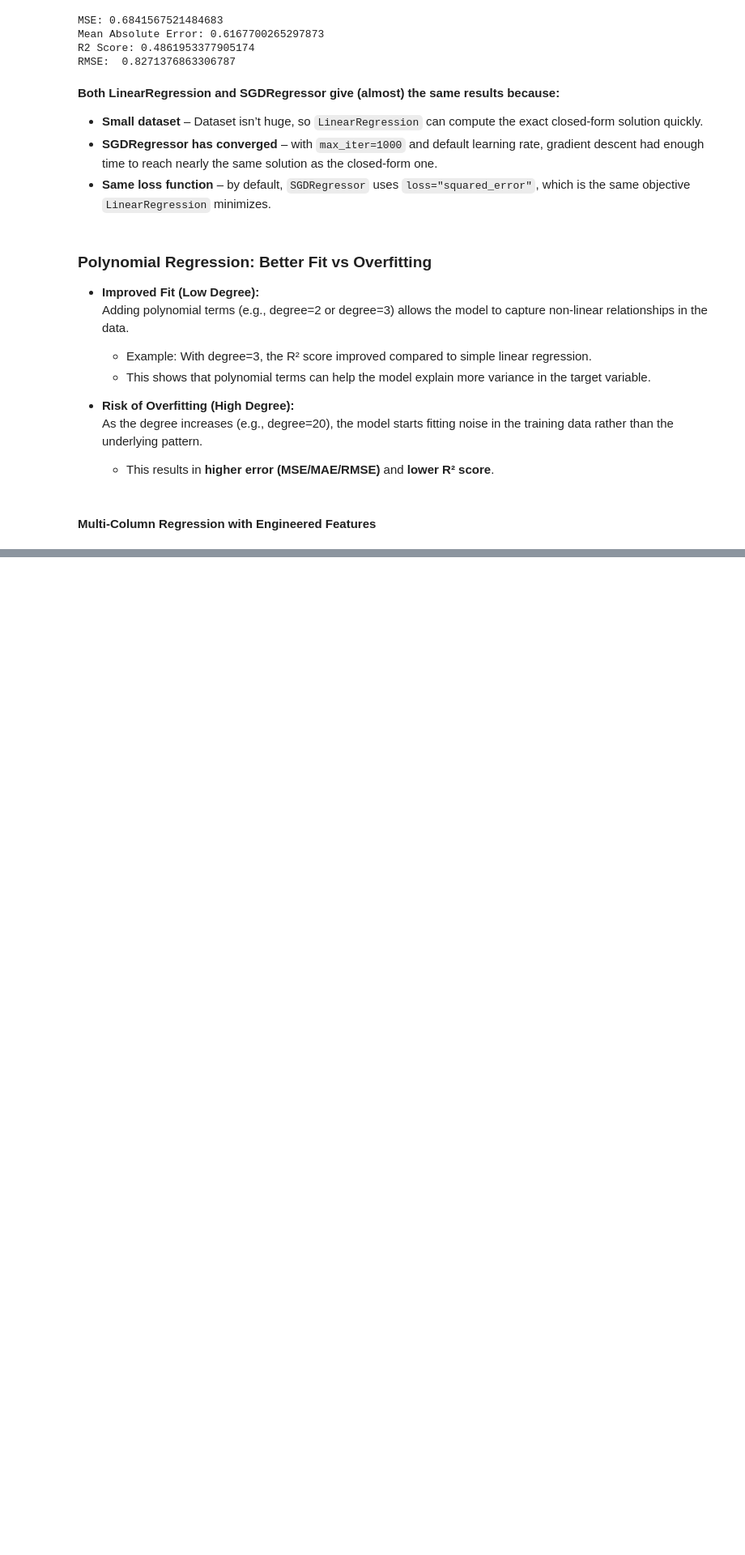
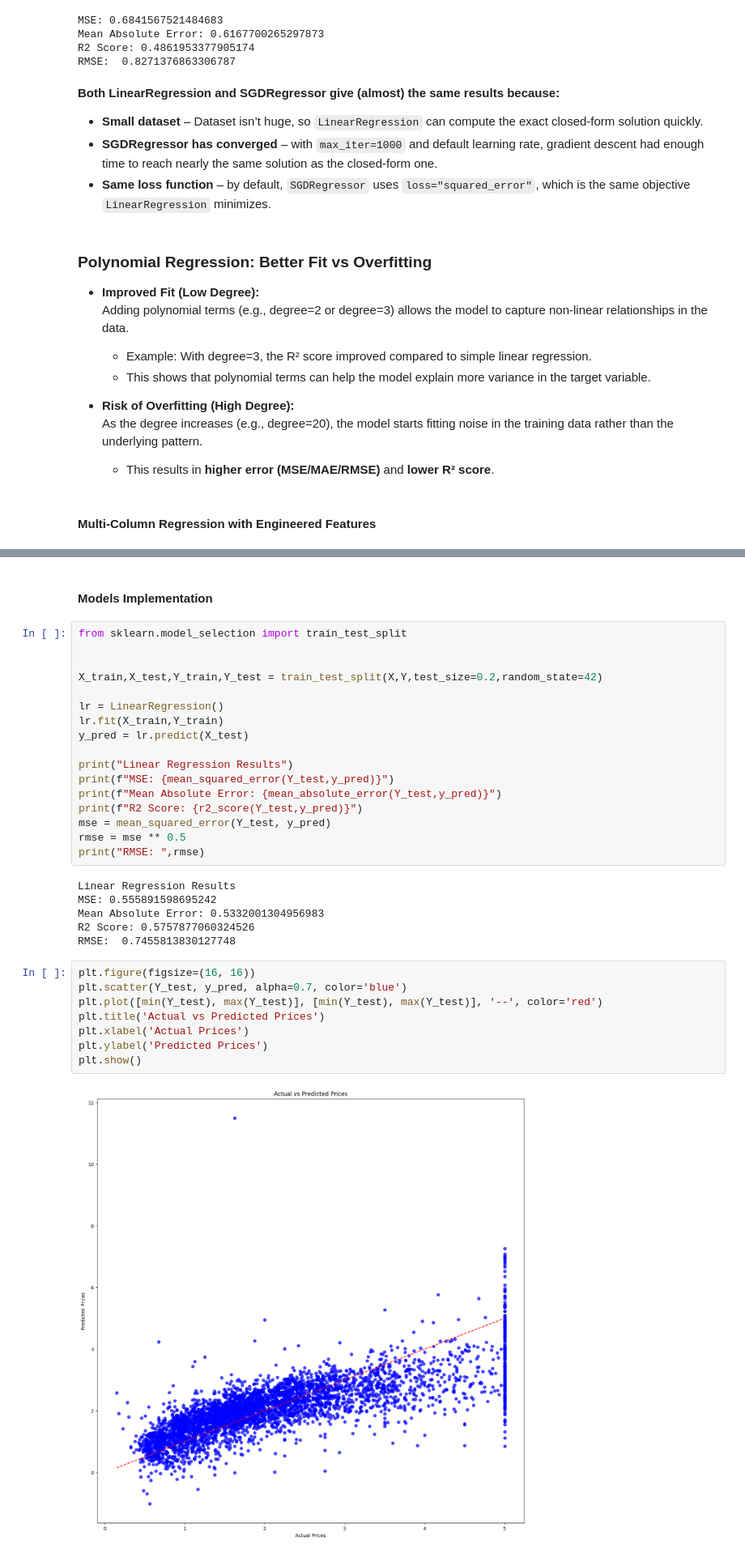
Before and after one commit to manan35122/Experimental-Linear-Regression-Analysis-of-California-Housing-Dataset, a Jupyter notebook: analysis.ipynb, the cells around one changed output, grey strips where cells are left out. Shown at 81% size. Saved outputs shown, nothing was run; the diff lists cells and outputs as text; blank space fills up the shorter version.

Commit message:
Model Implementation and K-fold cross validation

```diff
--- a/analysis.ipynb
+++ b/analysis.ipynb
@@ -261,0 +327,35 @@ RMSE:  0.8271376863306787
+# %% [markdown]
+#### Models Implementation
+# %%
+from sklearn.model_selection import train_test_split
+
+
+X_train,X_test,Y_train,Y_test = train_test_split(X,Y,test_size=0.2,random_state=42)
+
+lr = LinearRegression()
+lr.fit(X_train,Y_train)
+y_pred = lr.predict(X_test)
+
+print("Linear Regression Results")
+print(f"MSE: {mean_squared_error(Y_test,y_pred)}")
+print(f"Mean Absolute Error: {mean_absolute_error(Y_test,y_pred)}")
+print(f"R2 Score: {r2_score(Y_test,y_pred)}")
+mse = mean_squared_error(Y_test, y_pred)
+rmse = mse ** 0.5
+print("RMSE: ",rmse)
+# %% [output]
+Linear Regression Results
+MSE: 0.555891598695242
+Mean Absolute Error: 0.5332001304956983
+R2 Score: 0.5757877060324526
+RMSE:  0.7455813830127748
+# %%
+plt.figure(figsize=(16, 16))
+plt.scatter(Y_test, y_pred, alpha=0.7, color='blue')
+plt.plot([min(Y_test), max(Y_test)], [min(Y_test), max(Y_test)], '--', color='red')
+plt.title('Actual vs Predicted Prices')
+plt.xlabel('Actual Prices')
+plt.ylabel('Predicted Prices')
+plt.show()
+# %% [output]
+[figure, added]
```
Also changed, not shown: parts of 10 cells of this notebook.
